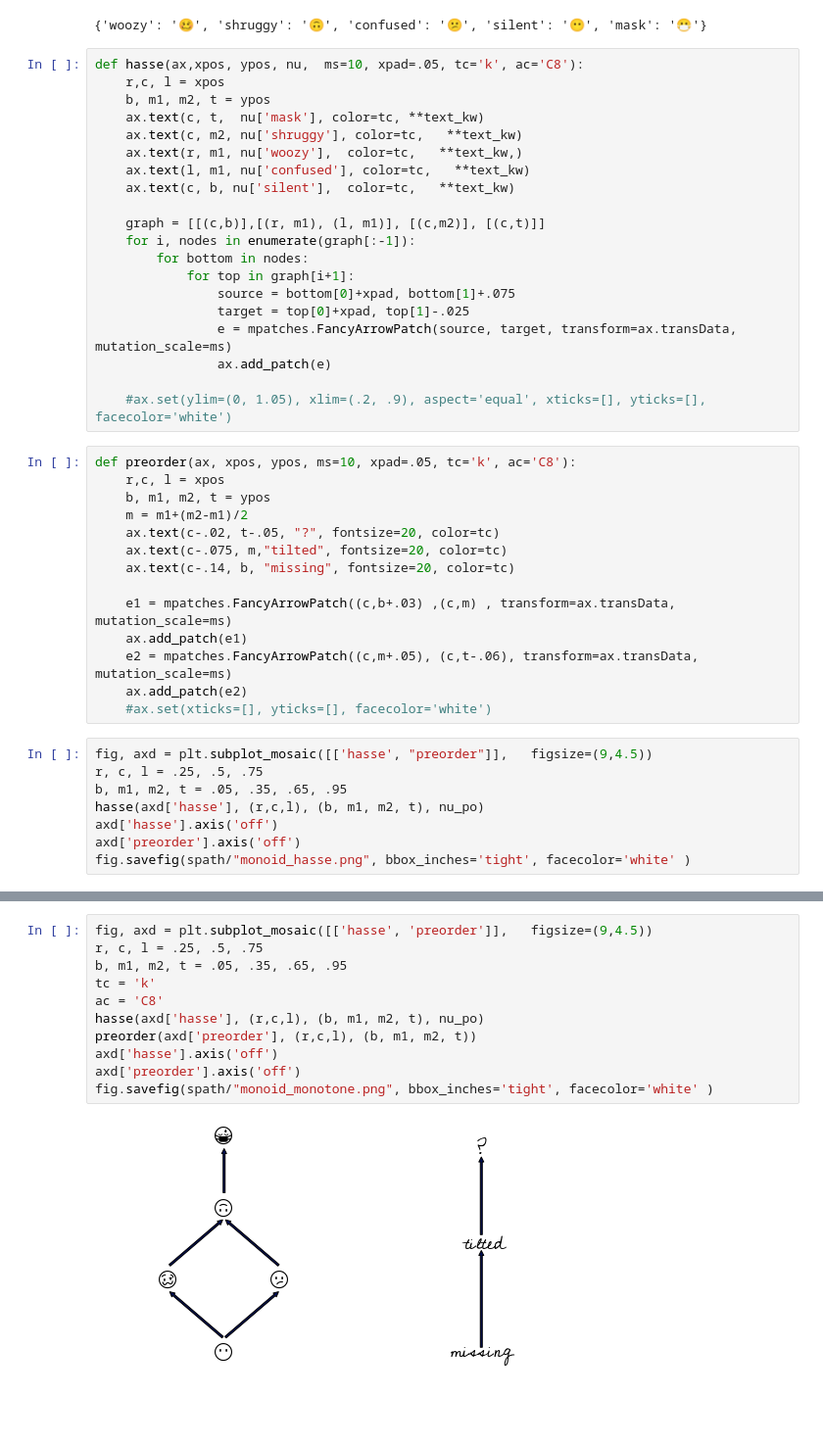
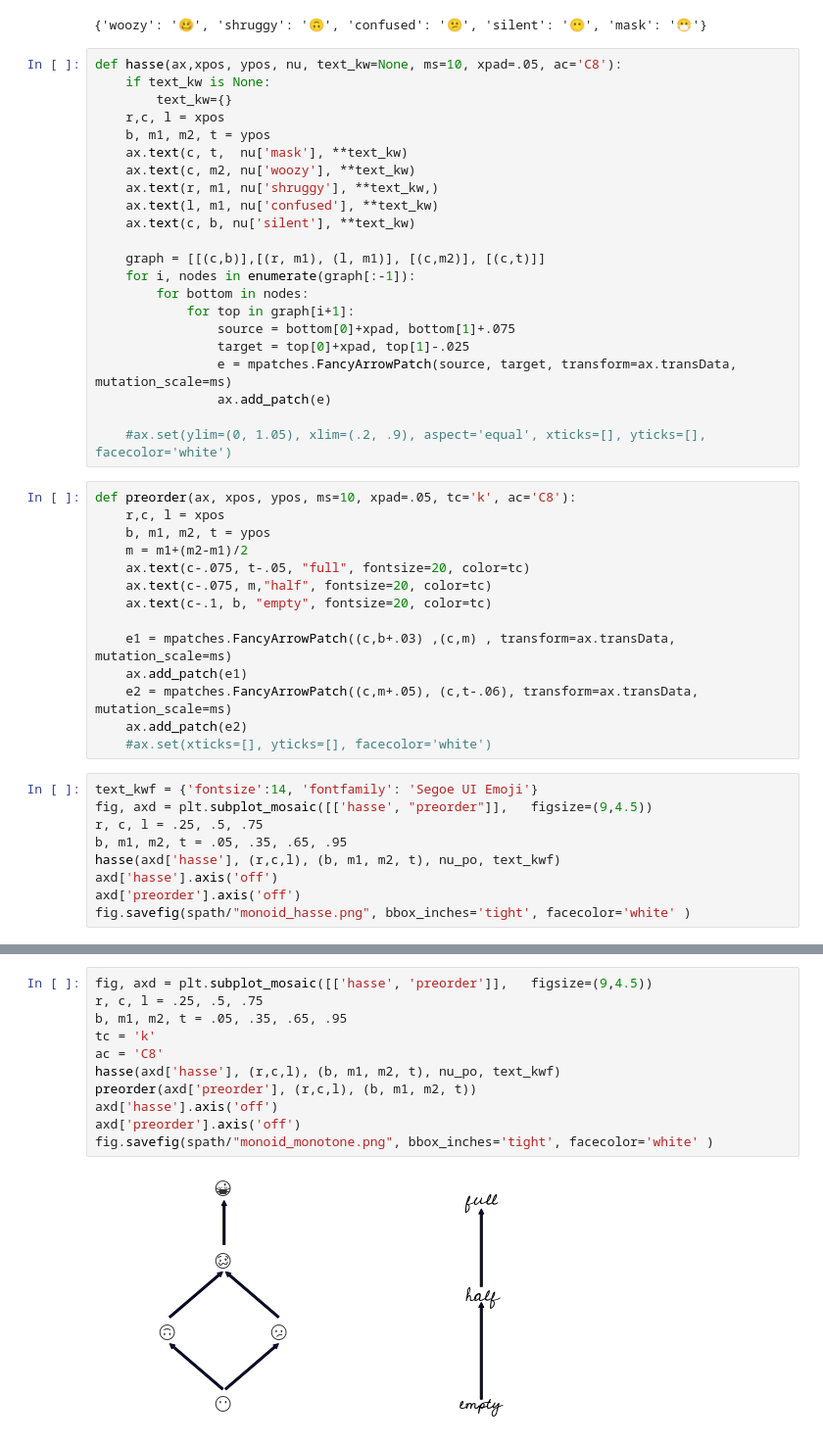
Before and after one commit to story645/proposal, a Jupyter notebook: paper/figures/code/monoid.ipynb, the cells around one changed output, grey strips where cells are left out. Shown at 98% size. Saved outputs shown, nothing was run; the diff lists cells and outputs as text; blank space fills up the shorter version.

Commit message:
eq figures

```diff
--- a/paper/figures/code/monoid.ipynb
+++ b/paper/figures/code/monoid.ipynb
@@ -256,14 +256,16 @@ nu_po
 # %% [output]
 {'woozy': '🥴', 'shruggy': '🙃', 'confused': '😕', 'silent': '😶', 'mask': '😷'}
 # %%
-def hasse(ax,xpos, ypos, nu,  ms=10, xpad=.05, tc='k', ac='C8'):
+def hasse(ax,xpos, ypos, nu, text_kw=None, ms=10, xpad=.05, ac='C8'):
+    if text_kw is None:
+        text_kw={}
     r,c, l = xpos
     b, m1, m2, t = ypos
-    ax.text(c, t,  nu['mask'], color=tc, **text_kw)
-    ax.text(c, m2, nu['shruggy'], color=tc,   **text_kw)
-    ax.text(r, m1, nu['woozy'],  color=tc,   **text_kw,)
-    ax.text(l, m1, nu['confused'], color=tc,   **text_kw)
-    ax.text(c, b, nu['silent'],  color=tc,   **text_kw)
+    ax.text(c, t,  nu['mask'], **text_kw)
+    ax.text(c, m2, nu['woozy'], **text_kw)
+    ax.text(r, m1, nu['shruggy'], **text_kw,)
+    ax.text(l, m1, nu['confused'], **text_kw)
+    ax.text(c, b, nu['silent'], **text_kw)
 
     graph = [[(c,b)],[(r, m1), (l, m1)], [(c,m2)], [(c,t)]]
     for i, nodes in enumerate(graph[:-1]):
@@ -280,9 +282,9 @@ def preorder(ax, xpos, ypos, ms=10, xpad=.05, tc='k', ac='C8'):
     r,c, l = xpos
     b, m1, m2, t = ypos
     m = m1+(m2-m1)/2
-    ax.text(c-.02, t-.05, "?", fontsize=20, color=tc)
-    ax.text(c-.075, m,"tilted", fontsize=20, color=tc)
-    ax.text(c-.14, b, "missing", fontsize=20, color=tc)
+    ax.text(c-.075, t-.05, "full", fontsize=20, color=tc)
+    ax.text(c-.075, m,"half", fontsize=20, color=tc)
+    ax.text(c-.1, b, "empty", fontsize=20, color=tc)
 
     e1 = mpatches.FancyArrowPatch((c,b+.03) ,(c,m) , transform=ax.transData, mutation_scale=ms)
     ax.add_patch(e1)
@@ -290,10 +292,11 @@ def preorder(ax, xpos, ypos, ms=10, xpad=.05, tc='k', ac='C8'):
     ax.add_patch(e2)
     #ax.set(xticks=[], yticks=[], facecolor='white')
 # %%
+text_kwf = {'fontsize':14, 'fontfamily': 'Segoe UI Emoji'}
 fig, axd = plt.subplot_mosaic([['hasse', "preorder"]],   figsize=(9,4.5))
 r, c, l = .25, .5, .75
 b, m1, m2, t = .05, .35, .65, .95
-hasse(axd['hasse'], (r,c,l), (b, m1, m2, t), nu_po)
+hasse(axd['hasse'], (r,c,l), (b, m1, m2, t), nu_po, text_kwf)
 axd['hasse'].axis('off')
 axd['preorder'].axis('off')
 fig.savefig(spath/"monoid_hasse.png", bbox_inches='tight', facecolor='white' )
@@ -302,16 +305,16 @@ fig.savefig(spath/"monoid_hasse.png", bbox_inches='tight', facecolor='white' )
 # %%
 fig, axd = plt.subplot_mosaic([['hasse', 'preorder']],   figsize=(9,4.5))
 r, c, l = .25, .5, .75
 b, m1, m2, t = .05, .35, .65, .95
 tc = 'k'
 ac = 'C8'
-hasse(axd['hasse'], (r,c,l), (b, m1, m2, t), nu_po)
+hasse(axd['hasse'], (r,c,l), (b, m1, m2, t), nu_po, text_kwf)
 preorder(axd['preorder'], (r,c,l), (b, m1, m2, t))
 axd['hasse'].axis('off')
 axd['preorder'].axis('off')
 fig.savefig(spath/"monoid_monotone.png", bbox_inches='tight', facecolor='white' )
 # %% [output]
-[figure, old version]
+[figure, new version]
 # %%
 fig, axd = plt.subplot_mosaic([['hasse', 'preorder']],  figsize=(9,4.5))
 r, c, l = .25, .5, .75
```
Also changed, not shown: parts of 6 cells of this notebook.
